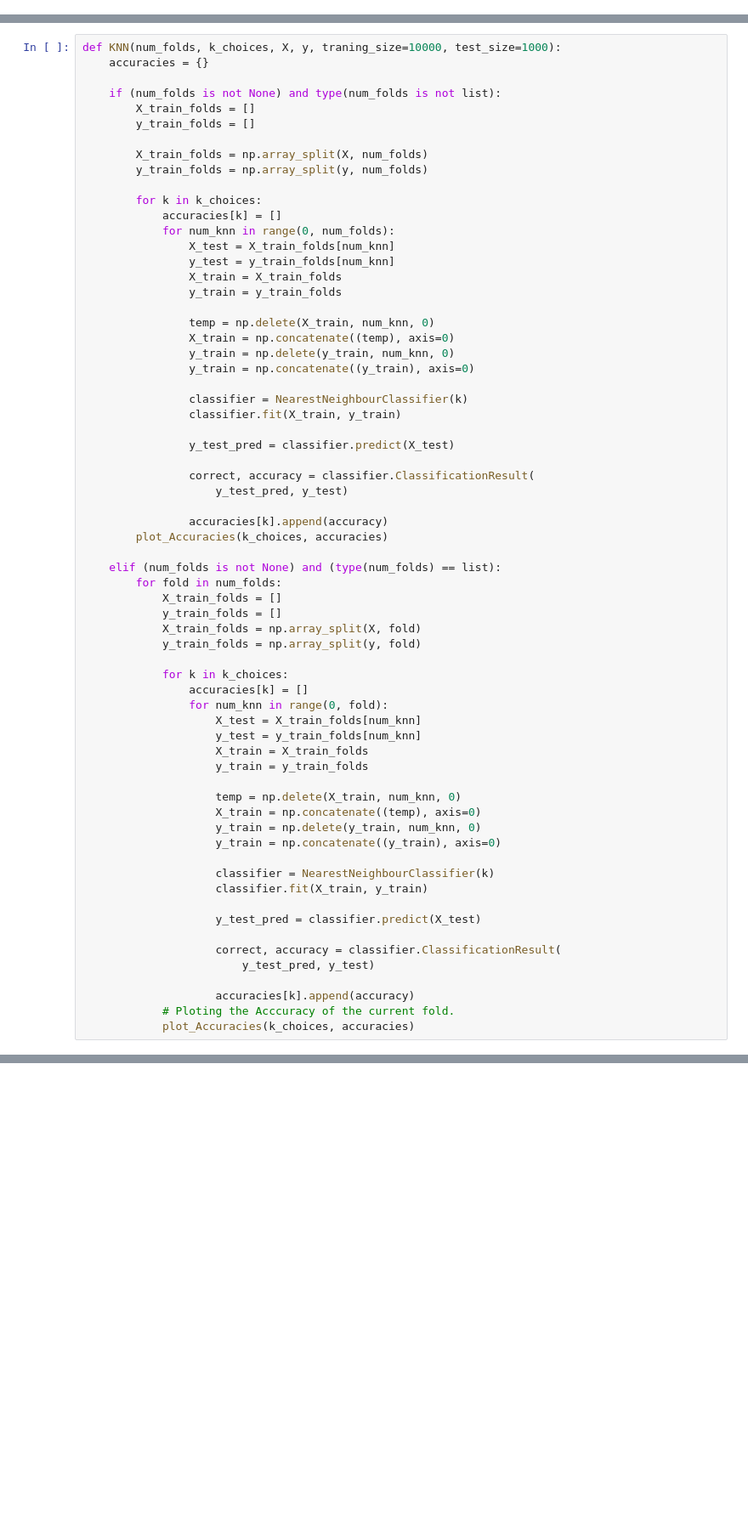
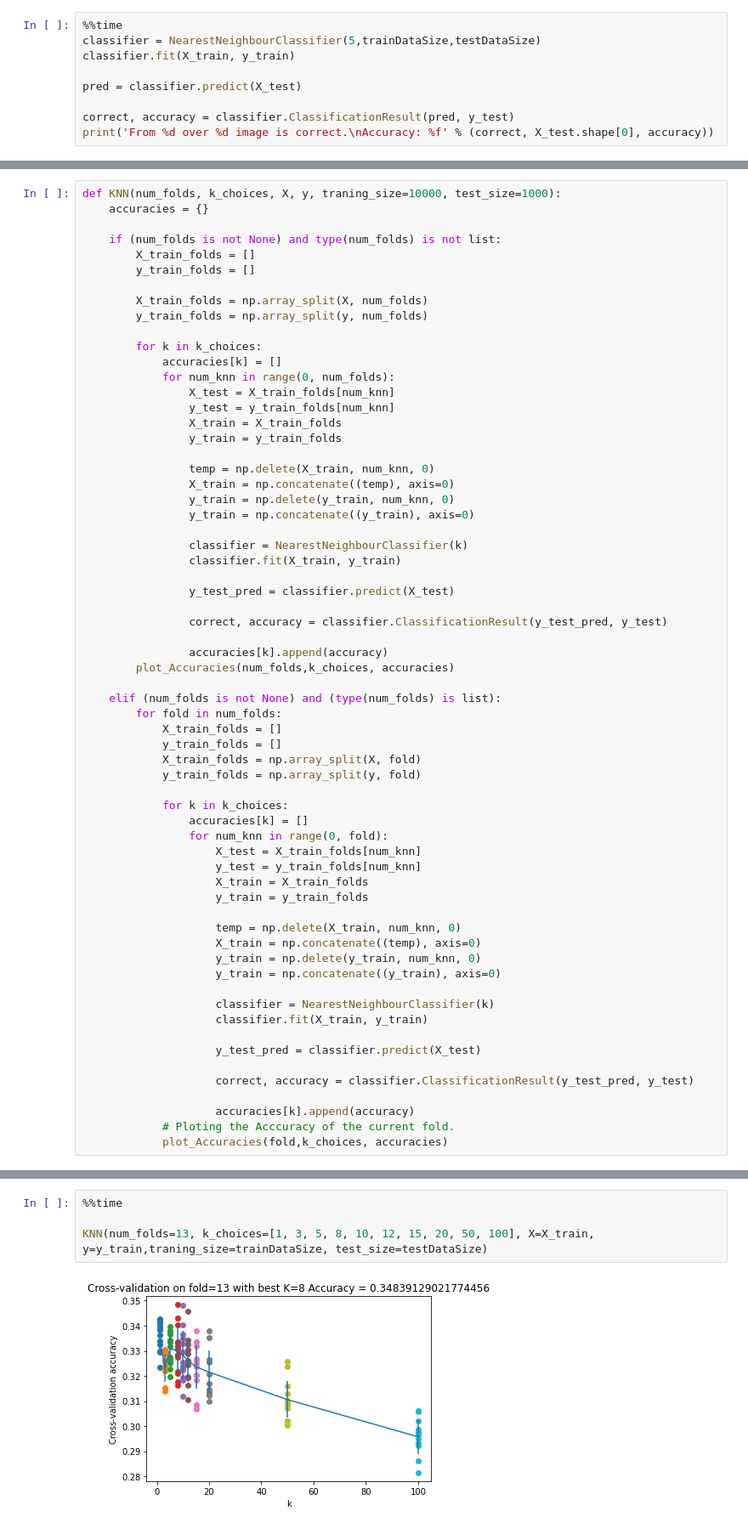
Before and after one commit to sadhiin/cvpr-spring-2023, a Jupyter notebook: Mid/Assignment-1/assignment-1-cvpr.ipynb, the cells around one changed output, grey strips where cells are left out. Shown at 85% size. Saved outputs shown, nothing was run; the diff lists cells and outputs as text; blank space fills up the shorter version.

```diff
--- a/Mid/Assignment-1/assignment-1-cvpr.ipynb
+++ b/Mid/Assignment-1/assignment-1-cvpr.ipynb
@@ -218,0 +239,9 @@ print('Got %d / %d correct => accuracy: %f' % (correctly_Pred, X_test.shape[0],
+# %%
+%%time
+classifier = NearestNeighbourClassifier(5,trainDataSize,testDataSize)
+classifier.fit(X_train, y_train)
+
+pred = classifier.predict(X_test)
+
+correct, accuracy = classifier.ClassificationResult(pred, y_test)
+print('From %d over %d image is correct.\nAccuracy: %f' % (correct, X_test.shape[0], accuracy))
@@ -263,7 +341,7 @@ print("+*20")
 def KNN(num_folds, k_choices, X, y, traning_size=10000, test_size=1000):
     accuracies = {}
 
-    if (num_folds is not None) and type(num_folds is not list):
+    if (num_folds is not None) and type(num_folds) is not list:
         X_train_folds = []
         y_train_folds = []
 
@@ -288,13 +366,12 @@ def KNN(num_folds, k_choices, X, y, traning_size=10000, test_size=1000):
 
                 y_test_pred = classifier.predict(X_test)
 
-                correct, accuracy = classifier.ClassificationResult(
-                    y_test_pred, y_test)
+                correct, accuracy = classifier.ClassificationResult(y_test_pred, y_test)
 
                 accuracies[k].append(accuracy)
-        plot_Accuracies(k_choices, accuracies)
+        plot_Accuracies(num_folds,k_choices, accuracies)
 
-    elif (num_folds is not None) and (type(num_folds) == list):
+    elif (num_folds is not None) and (type(num_folds) is list):
         for fold in num_folds:
             X_train_folds = []
             y_train_folds = []
@@ -319,9 +396,8 @@ def KNN(num_folds, k_choices, X, y, traning_size=10000, test_size=1000):
 
                     y_test_pred = classifier.predict(X_test)
 
-                    correct, accuracy = classifier.ClassificationResult(
-                        y_test_pred, y_test)
+                    correct, accuracy = classifier.ClassificationResult(y_test_pred, y_test)
 
                     accuracies[k].append(accuracy)
             # Ploting the Acccuracy of the current fold.
-            plot_Accuracies(k_choices, accuracies)
+            plot_Accuracies(fold,k_choices, accuracies)
@@ -393,0 +404,6 @@ def KNN(num_folds, k_choices, X, y, traning_size=10000, test_size=1000):
+# %%
+%%time
+
+KNN(num_folds=13, k_choices=[1, 3, 5, 8, 10, 12, 15, 20, 50, 100], X=X_train, y=y_train,traning_size=trainDataSize, test_size=testDataSize)
+# %% [output]
+[figure, added]
```
Also changed, not shown: parts of 28 cells of this notebook, 1 other file.
